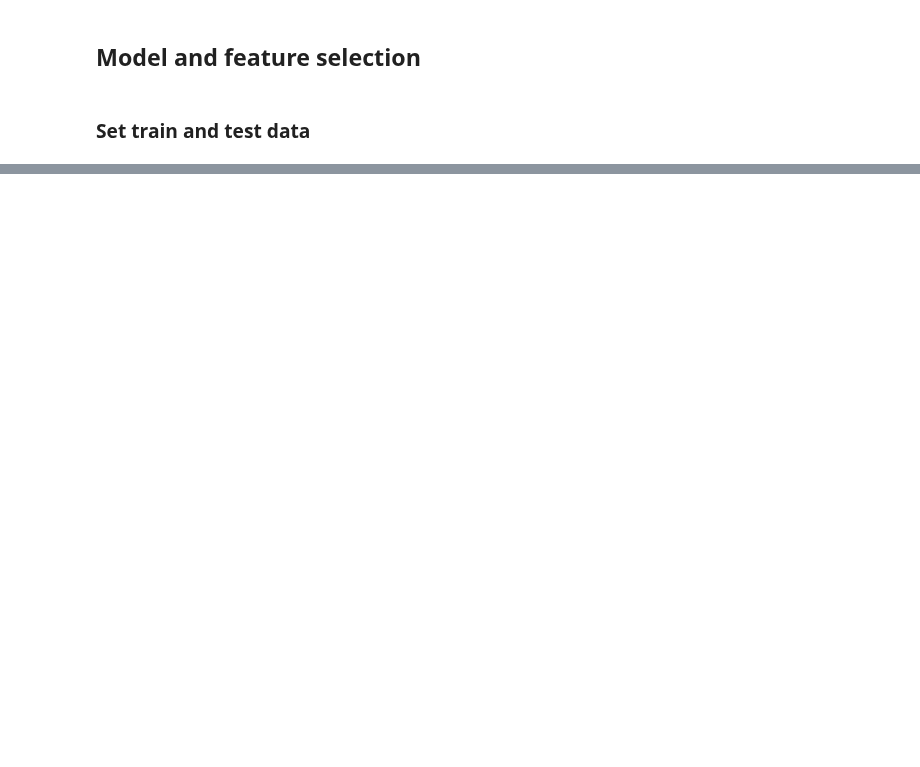
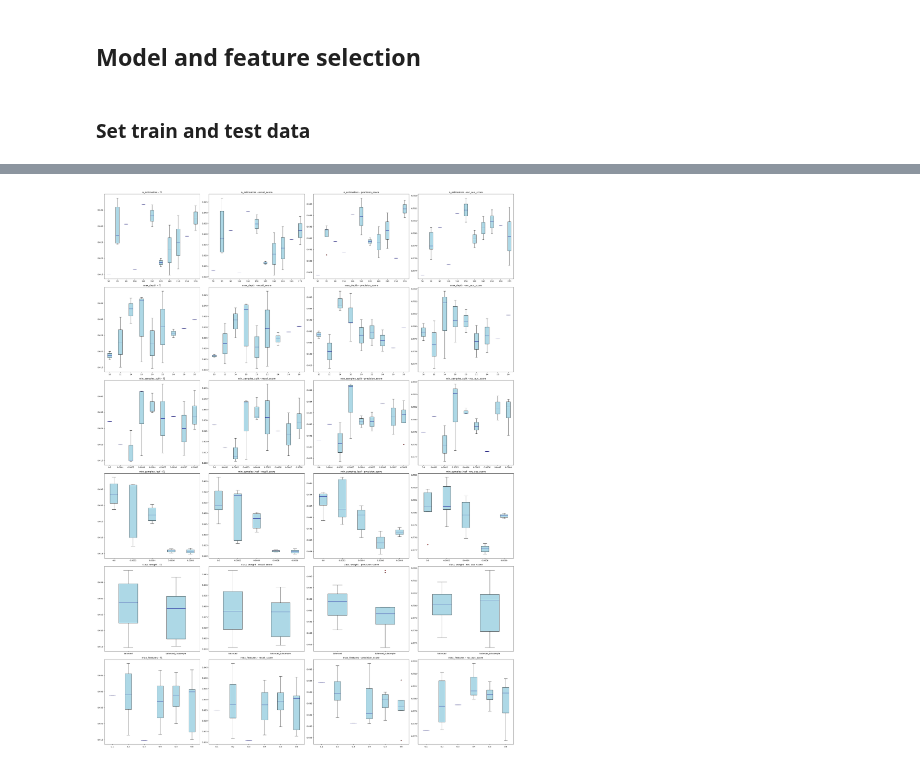
Before and after one commit to ontenkutsenko/ML_Hospital_Readmissions, a Jupyter notebook: Multiclass.ipynb, the cells around one changed output, grey strips where cells are left out. Drawn from its saved outputs; the diff is of its cells as text; code cells hidden in the pictures; blank space fills up the shorter version.

Commit message:
Feature Selection for multiclass

```diff
--- a/Multiclass.ipynb
+++ b/Multiclass.ipynb
@@ -702,7 +595,7 @@ def cross_validation(data,
                      target,
                      model,
                      params,
-                     multiclass = False,
+                     multiclass,
 
                      scaling = False,
                      features_for_scaling_minmax = [],
@@ -780,6 +673,10 @@ def cross_validation(data,
         y_pred_train = model.predict(X_train)
         y_pred_val = model.predict(X_val)
 
+        # Get probability predictions
+        y_pred_train_proba = model.predict_proba(X_train)
+        y_pred_val_proba = model.predict_proba(X_val)
+
         #Feature importances if our model can do this
         try:
             try:
@@ -803,7 +700,7 @@ def cross_validation(data,
             f1.append([f1_score( y_train, y_pred_train, average = 'weighted'), f1_score(y_val, y_pred_val, average = 'weighted')])
             recall_score_list.append([recall_score( y_train, y_pred_train, average = 'weighted'), recall_score(y_val, y_pred_val, average = 'weighted')])
             precision_score_list.append([precision_score(y_train, y_pred_train, average = 'weighted'), precision_score(y_val, y_pred_val, average = 'weighted')])
-            # roc_auc_score_list.append([roc_auc_score( y_train, y_pred_train.reshape(-1, 1), multi_class='ovr', average = 'micro'), roc_auc_score(y_val, y_pred_val.reshape(-1, 1), multi_class='ovr', average = 'micro')])
+            roc_auc_score_list.append([roc_auc_score(y_train, y_pred_train_proba, multi_class='ovr', average = 'weighted'), roc_auc_score(y_val, y_pred_val_proba, multi_class='ovr', average = 'weighted')])
 
 
         confusion_matrix_list.append([confusion_matrix(y_train, y_pred_train), confusion_matrix(y_val, y_pred_val)])
@@ -954,0 +744,27 @@ print(f1_dt)
+# %%
+model = RandomForestClassifier(random_state = random_state)
+params = {
+    'n_estimators': np.arange(50, 300, 20),
+    'max_depth': np.arange(6, 30, 2),
+    'min_samples_split': np.arange(0, 0.001, 0.0001) + 0.000001,
+    'min_samples_leaf': np.arange(0, 0.002, 0.0002) + 0.000001,
+    'criterion': ['gini', 'entropy', 'log_loss'],
+    'class_weight': ['balanced', 'balanced_subsample'],
+    'max_features': np.arange(0.1,0.7,0.1)
+}
+
+result = []
+for i in tqdm(range(50)):
+    random_params = {}
+    for key, values in params.items():
+        random_params[key] = random.choice(values)
+    result.append(cross_validation(data,
+                     target,
+                     model,
+                     random_params,
+                     multiclass = True,
+                     scaling = True,
+                     features_for_scaling_minmax = features_for_scaling_minmax,
+                     features_for_scaling_standard = features_for_scaling_standard,
+                     upsample = False,
+                     cv=5))
@@ -954,0 +837,8 @@ print(f1_dt)
+# %%
+num_best_models = 20
+
+best_models = sorted(result, key=lambda x: -x[1]['f1'][1])[:num_best_models]
+
+plot_metrics(result, params, best_models, figsize_param=(30, 40))
+# %% [output]
+[figure, added]
```
Also changed, not shown: parts of 66 cells of this notebook, 3 other files.
